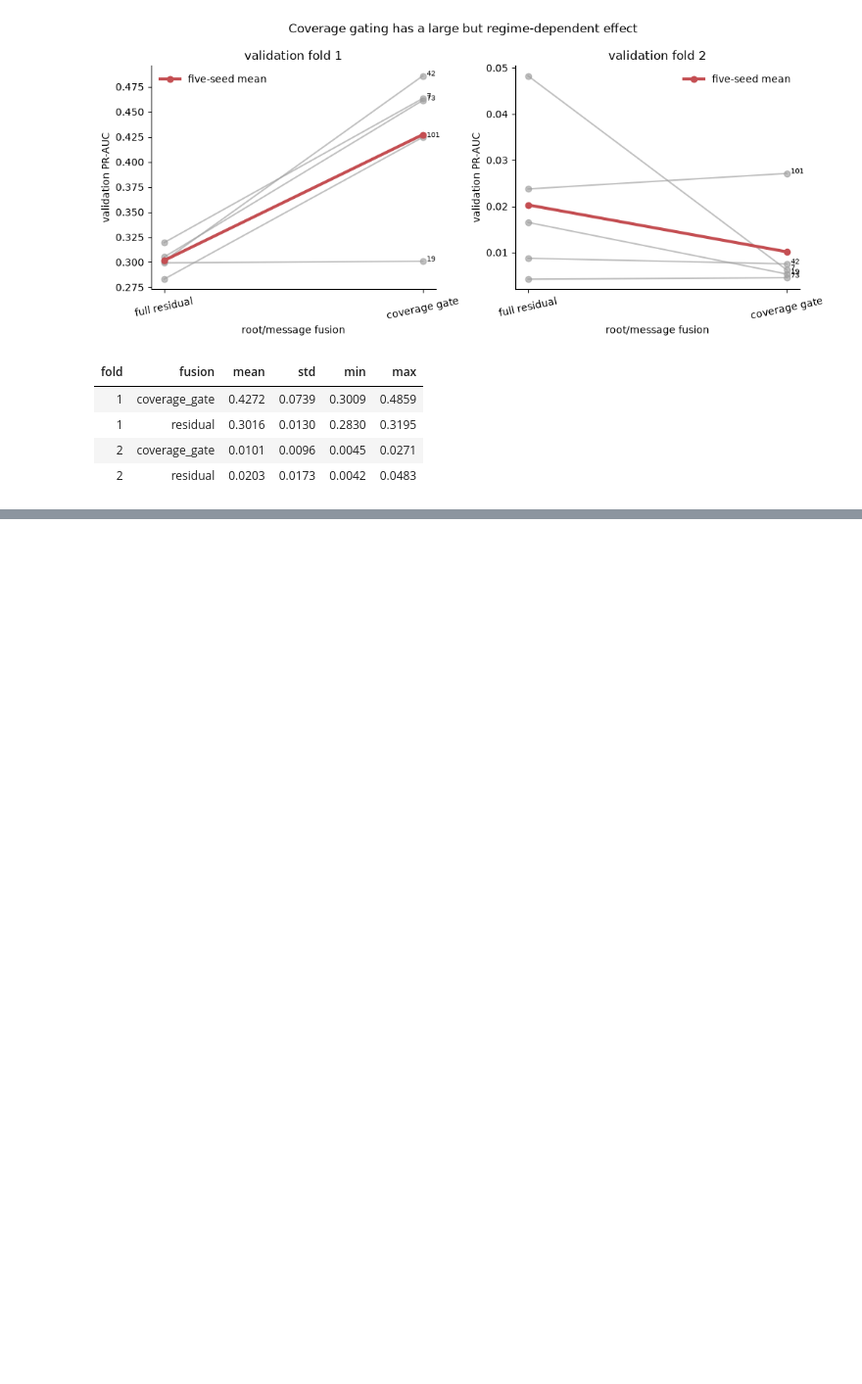
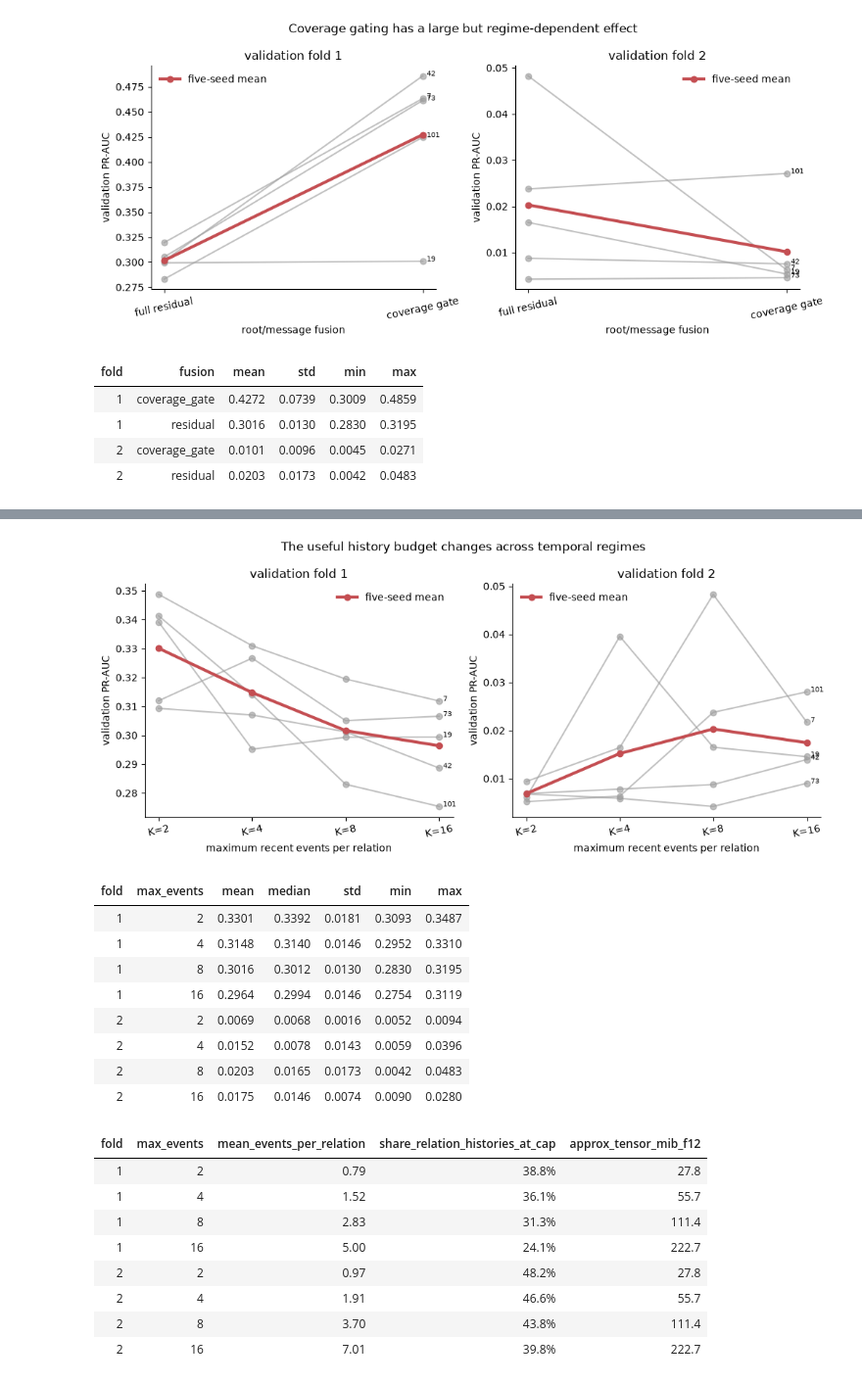
Before and after one commit to davidemariani/GNN-trade-finance-credit-scoring, a Jupyter notebook: notebooks/02_project/09_model_comparison_and_time_ablation.ipynb, the cells around one changed output, grey strips where cells are left out. Shown at 98% size. Cells and saved outputs as stored; diff of their text form; code cells hidden in the pictures; blank space fills up the shorter version.

```diff
--- a/notebooks/02_project/09_model_comparison_and_time_ablation.ipynb
+++ b/notebooks/02_project/09_model_comparison_and_time_ablation.ipynb
@@ -134,0 +174,34 @@ The evidence now points away from a single flexible learned gate. A lower-varian
+# %%
+k_ablation = pd.read_csv(RESULTS / 'temporal_transformer_k_ablation.csv')
+k_coverage = pd.read_csv(RESULTS / 'temporal_transformer_k_coverage.csv')
+plot_paired_k_ablation(k_ablation)
+plt.show()
+k_summary = k_ablation.groupby(['fold', 'max_events'])['validation_pr_auc'].agg(
+    ['mean', 'median', 'std', 'min', 'max']
+).reset_index()
+display(k_summary.style.format({name: '{:.4f}' for name in ('mean', 'median', 'std', 'min', 'max')}).hide(axis='index'))
+display(k_coverage.style.format({
+    'mean_events_per_relation': '{:.2f}',
+    'share_relation_histories_at_cap': '{:.1%}',
+    'approx_tensor_mib_f12': '{:.1f}',
+}).hide(axis='index'))
+# %% [output]
+[figure, added]
+| fold | max_events | mean | median | std | min | max |
+| 1 | 2 | 0.3301 | 0.3392 | 0.0181 | 0.3093 | 0.3487 |
+| 1 | 4 | 0.3148 | 0.3140 | 0.0146 | 0.2952 | 0.3310 |
+| 1 | 8 | 0.3016 | 0.3012 | 0.0130 | 0.2830 | 0.3195 |
+| 1 | 16 | 0.2964 | 0.2994 | 0.0146 | 0.2754 | 0.3119 |
+| 2 | 2 | 0.0069 | 0.0068 | 0.0016 | 0.0052 | 0.0094 |
+| 2 | 4 | 0.0152 | 0.0078 | 0.0143 | 0.0059 | 0.0396 |
+| 2 | 8 | 0.0203 | 0.0165 | 0.0173 | 0.0042 | 0.0483 |
+| 2 | 16 | 0.0175 | 0.0146 | 0.0074 | 0.0090 | 0.0280 |
+| fold | max_events | mean_events_per_relation | share_relation_histories_at_cap | approx_tensor_mib_f12 |
+| 1 | 2 | 0.79 | 38.8% | 27.8 |
+| 1 | 4 | 1.52 | 36.1% | 55.7 |
+| 1 | 8 | 2.83 | 31.3% | 111.4 |
+| 1 | 16 | 5.00 | 24.1% | 222.7 |
+| 2 | 2 | 0.97 | 48.2% | 27.8 |
+| 2 | 4 | 1.91 | 46.6% | 55.7 |
+| 2 | 8 | 3.70 | 43.8% | 111.4 |
+| 2 | 16 | 7.01 | 39.8% | 222.7 |
```
Also changed, not shown: parts of 8 cells of this notebook, 14 other files.
